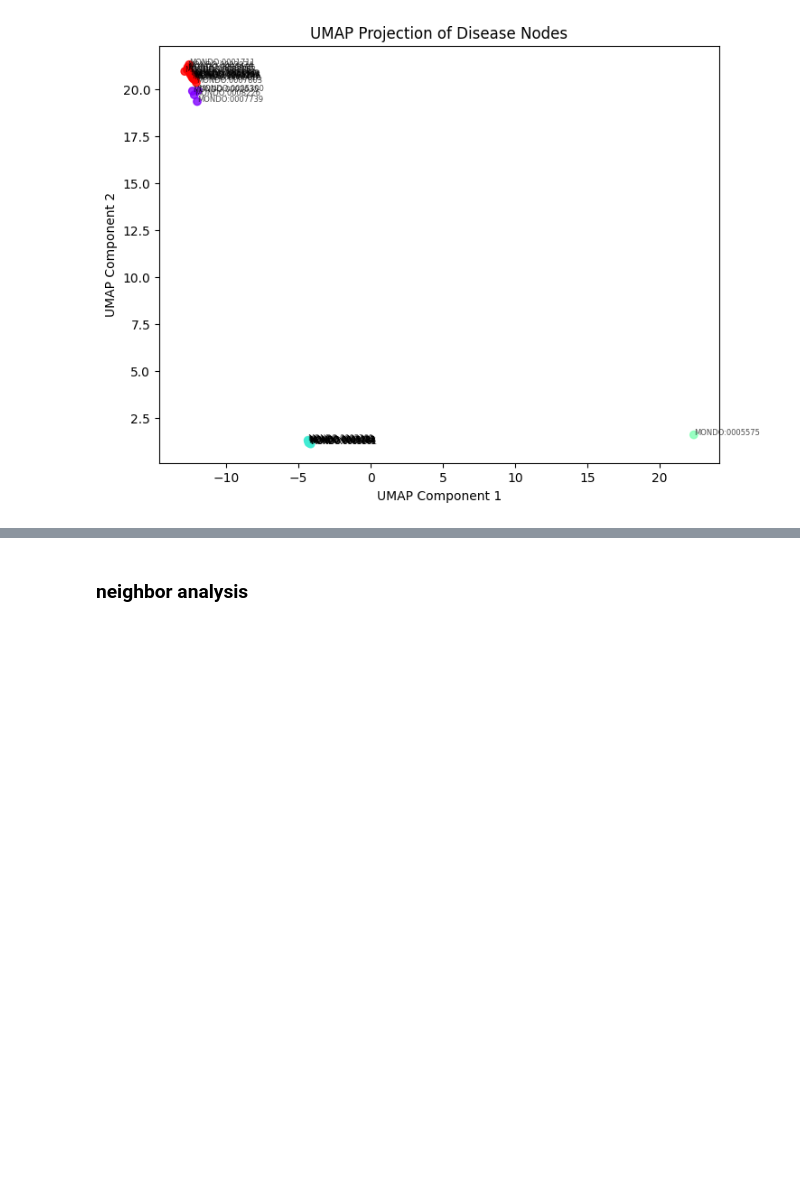
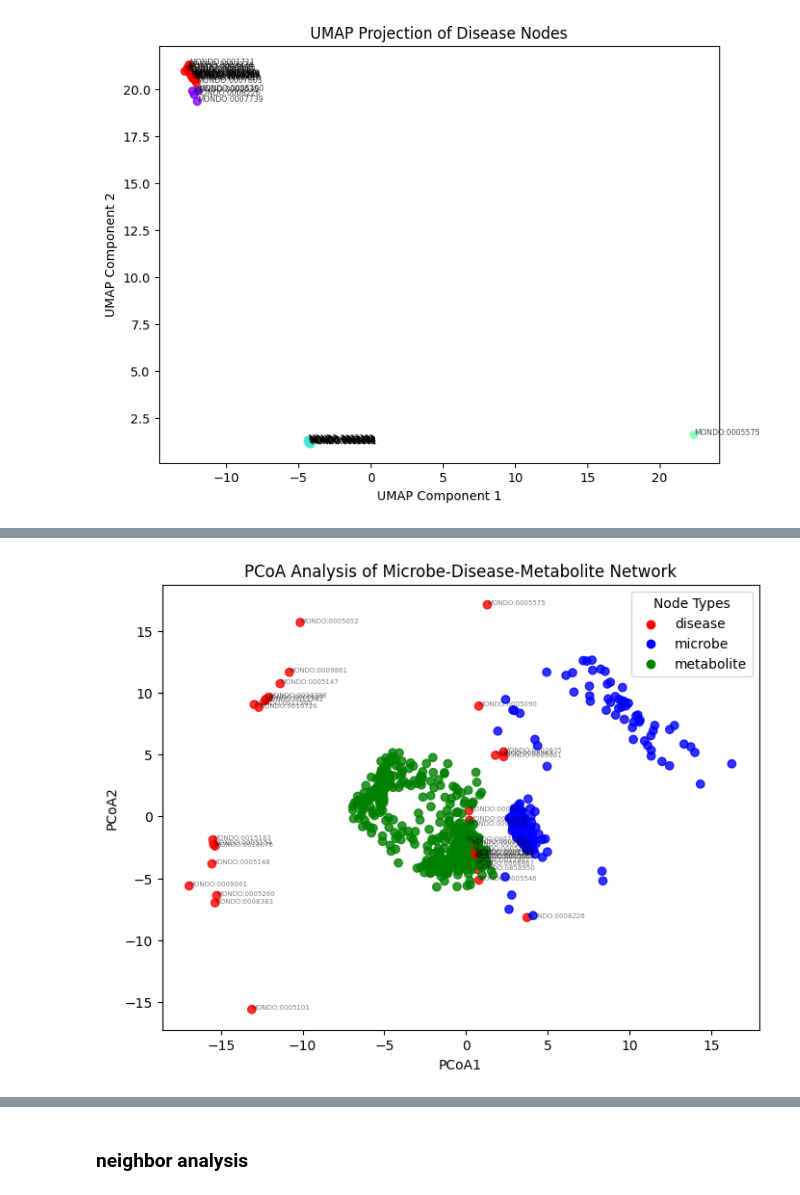
Before and after one commit to lucyzhang95/Network_Analysis, a Jupyter notebook: graph_network_analysis.ipynb, the cells around one changed output, grey strips where cells are left out. Saved outputs shown, nothing was run; the diff lists cells and outputs as text; code cells hidden in the pictures; blank space fills up the shorter version.

```diff
--- a/graph_network_analysis.ipynb
+++ b/graph_network_analysis.ipynb
@@ -1141,0 +1187,26 @@ plt.show()
+# %%
+node_colors = [
+    'red' if G.nodes[node]['type'] == 'disease' else
+    'blue' if G.nodes[node]['type'] == 'microbe' else
+    'green' for node in pcoa_df['node']
+]
+
+plt.figure(figsize=(8, 6))
+plt.scatter(pcoa_df['PCoA1'], pcoa_df['PCoA2'], c=node_colors, alpha=0.8)
+
+color_legend = {'disease': 'red', 'microbe': 'blue', 'metabolite': 'green'}
+for label, color in color_legend.items():
+    plt.scatter([], [], color=color, label=label)
+plt.legend(title="Node Types")
+
+plt.title("PCoA Analysis of Microbe-Disease-Metabolite Network")
+plt.xlabel("PCoA1")
+plt.ylabel("PCoA2")
+
+for i, row in pcoa_df.iterrows():
+    if G.nodes[row['node']]['type'] == 'disease':
+        plt.annotate(row['node'], (row['PCoA1'], row['PCoA2']), fontsize=5, alpha=0.5)
+
+plt.show()
+# %% [output]
+[figure, added]
```
Also changed, not shown: parts of 9 cells of this notebook.
